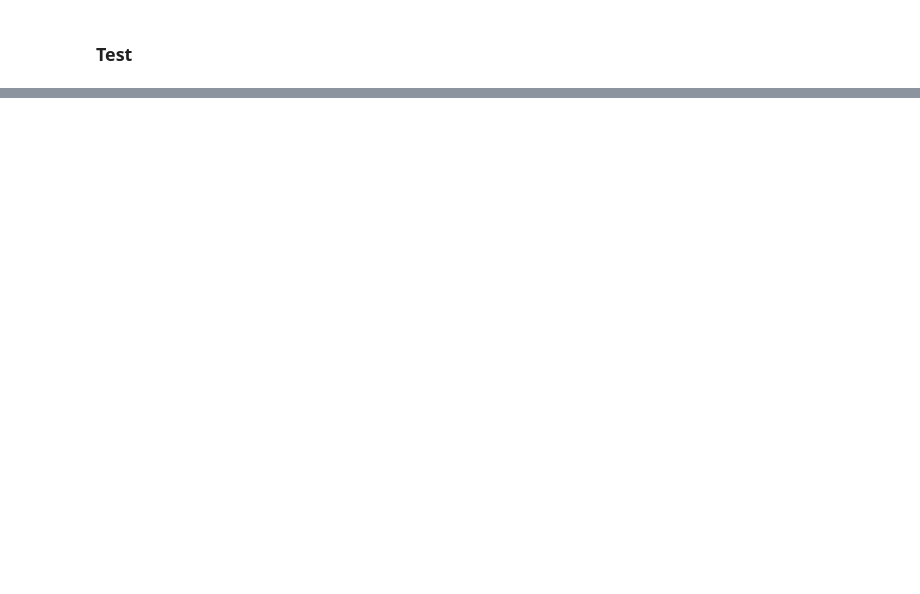
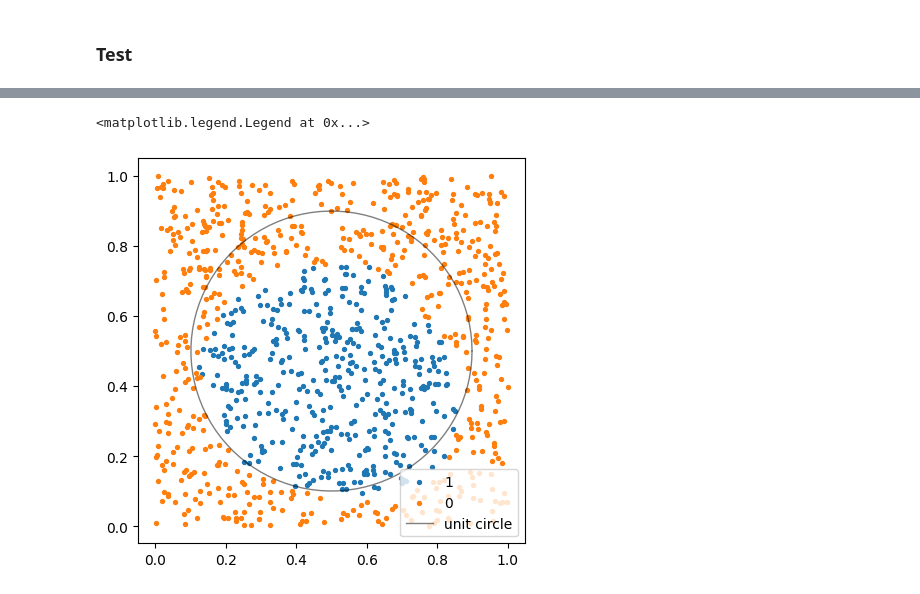
Before and after one commit to azeemarshad97/DeepLearningMiniProject, a Jupyter notebook: Project2/test_module.ipynb, the cells around one changed output, grey strips where cells are left out. Drawn from its saved outputs; the diff is of its cells as text; code cells hidden in the pictures; blank space fills up the shorter version.

```diff
--- a/Project2/test_module.ipynb
+++ b/Project2/test_module.ipynb
@@ -124,0 +121,20 @@ plt.scatter(X_train[:,0], X_train[:,1], c=y_pred, cmap='bwr', s=8)
+# %%
+import numpy as np
+
+plt.figure(figsize=(5,5))
+
+mask1 = (y_pred==1).squeeze()
+mask0 = (y_pred==0).squeeze()
+
+plt.scatter(X_train[:,0][mask1], X_train[:,1][mask1], s=8, label=1)
+plt.scatter(X_train[:,0][mask0], X_train[:,1][mask0], s=8, label=0)
+
+
+# plot unit circle
+t = np.linspace(0, 2*np.pi, 100)
+plt.plot(0.5 + np.cos(t)/math.sqrt(2*math.pi), 0.5 + np.sin(t)/math.sqrt(2*math.pi), c='k', label='unit circle', lw=1, alpha=0.5)
+
+plt.legend()
+# %% [output]
+<matplotlib.legend.Legend at 0x...>
+[figure, added]
```
Also changed, not shown: parts of 10 cells of this notebook, 1 other file.
